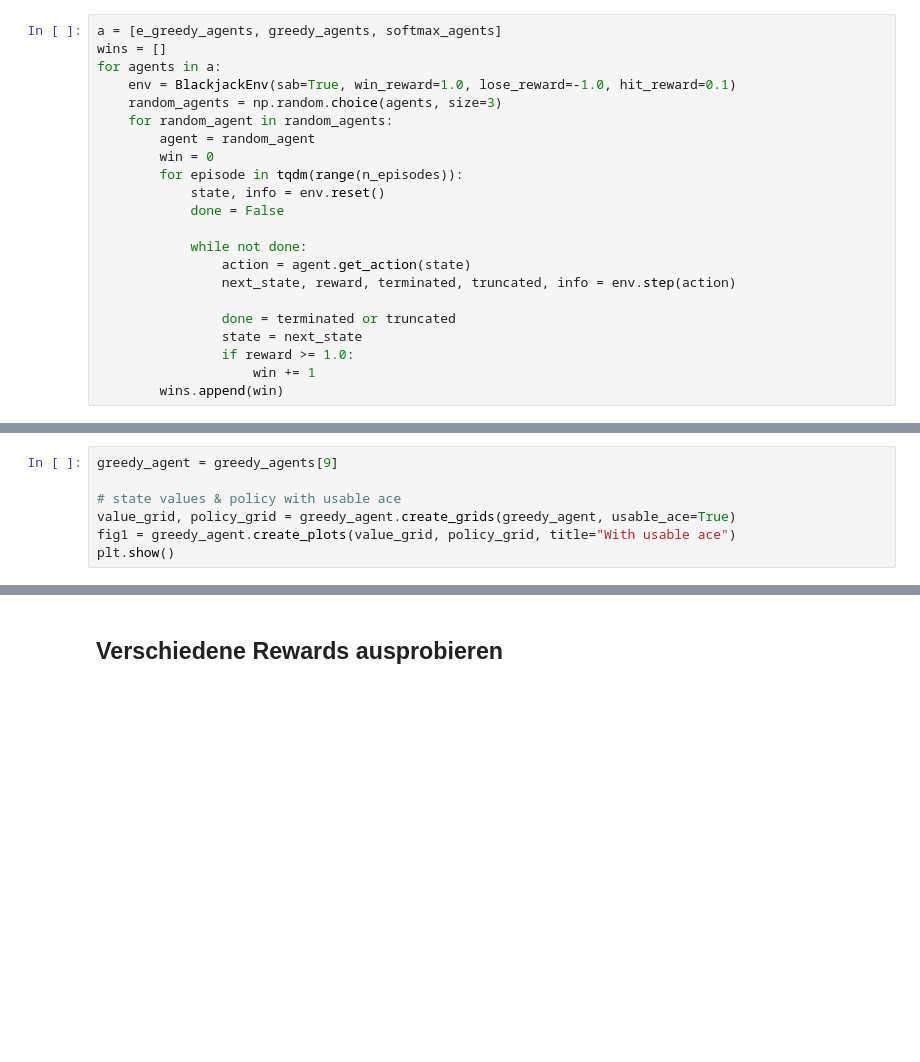
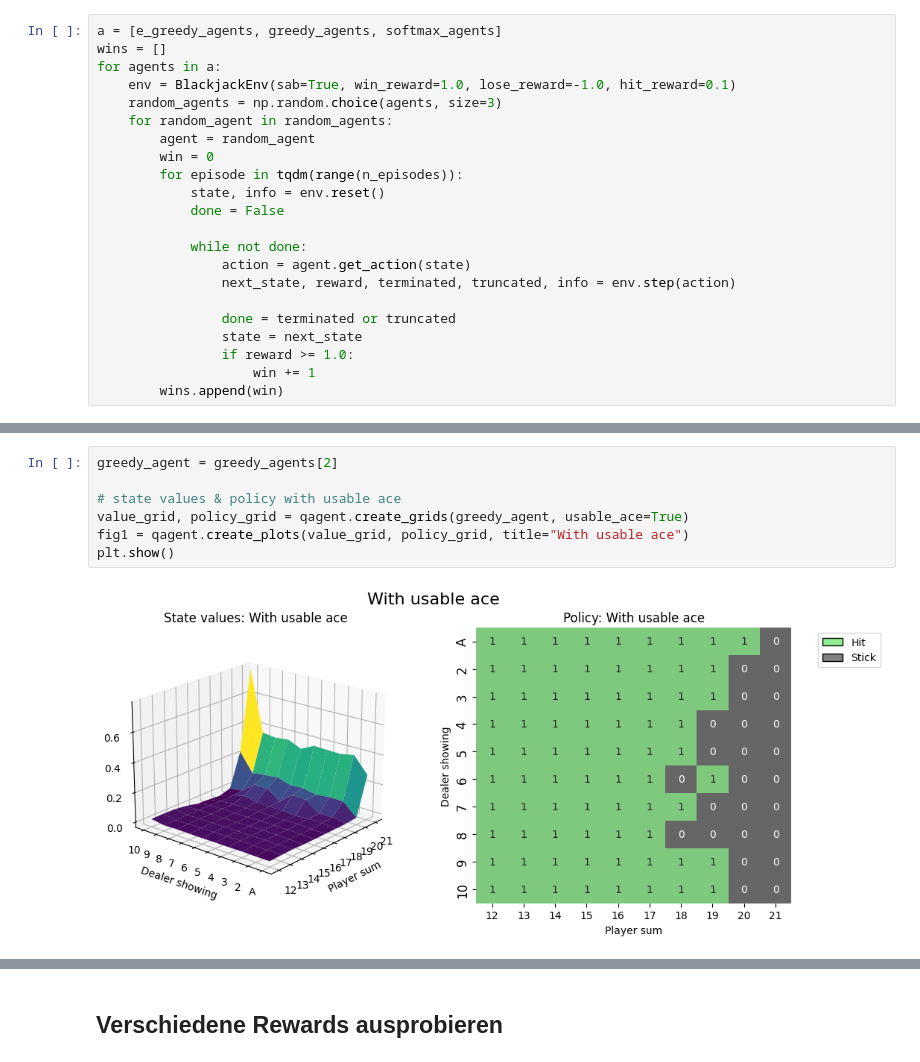
Before and after one commit to Famoose/blackjackers_reinf, a Jupyter notebook: q_agent_exploration_policies.ipynb, the cells around one changed output, grey strips where cells are left out. Drawn from its saved outputs; the diff is of its cells as text; blank space fills up the shorter version.

```diff
--- a/q_agent_exploration_policies.ipynb
+++ b/q_agent_exploration_policies.ipynb
@@ -155,8 +158,10 @@ softmax : 0.40785999999999994%
 # %%
-greedy_agent = greedy_agents[9]
+greedy_agent = greedy_agents[2]
 
 # state values & policy with usable ace
-value_grid, policy_grid = greedy_agent.create_grids(greedy_agent, usable_ace=True)
-fig1 = greedy_agent.create_plots(value_grid, policy_grid, title="With usable ace")
+value_grid, policy_grid = qagent.create_grids(greedy_agent, usable_ace=True)
+fig1 = qagent.create_plots(value_grid, policy_grid, title="With usable ace")
 plt.show()
+# %% [output]
+[figure, added]
 # %%
```
Also changed, not shown: parts of 15 cells of this notebook, 1 other file.
